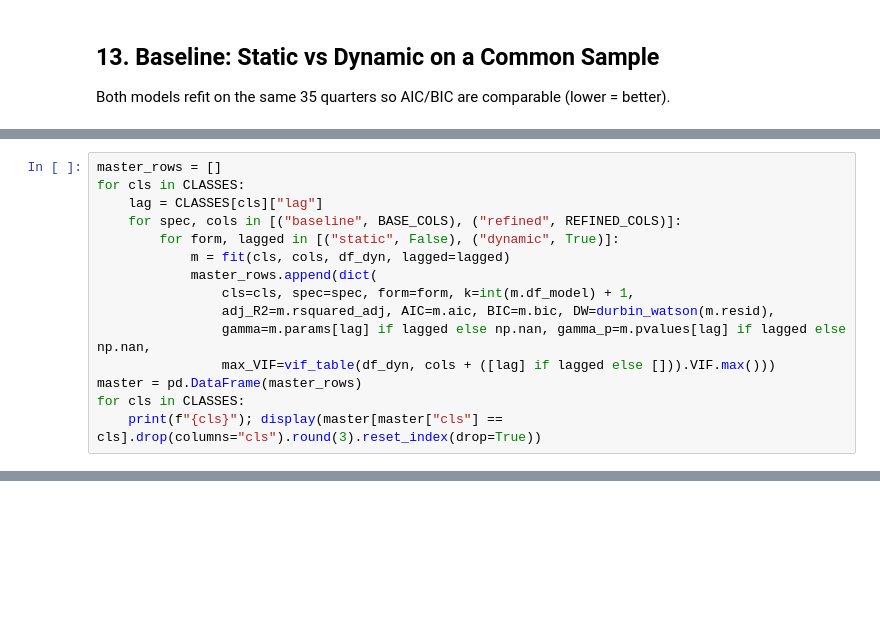
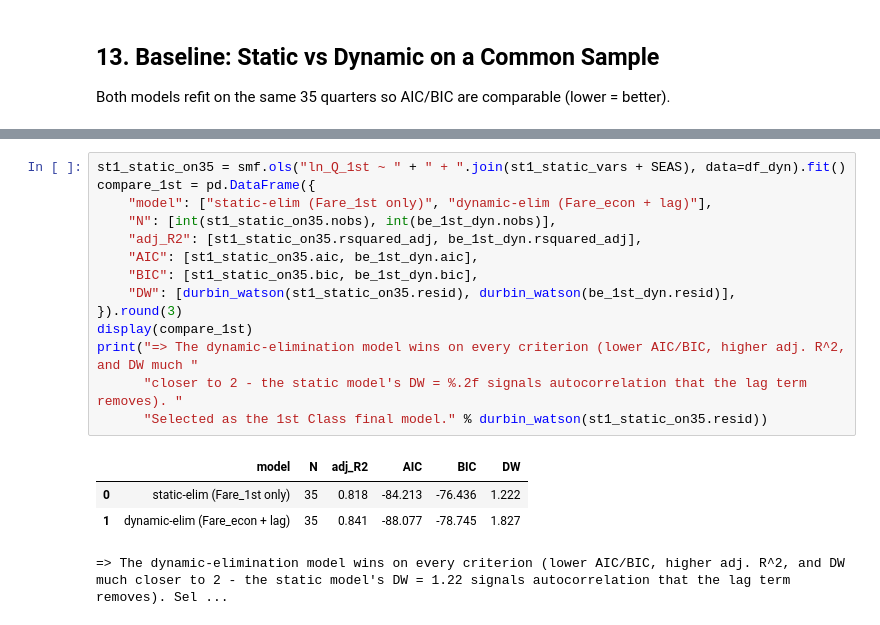
Before and after one commit to sankha-jay-stack/assignment-data, a Jupyter notebook: TransitRidershipDemandModel_Full.ipynb, the cells around one changed output, grey strips where cells are left out. Cells and saved outputs as stored; diff of their text form; blank space fills up the shorter version.

```diff
--- a/TransitRidershipDemandModel_Full.ipynb
+++ b/TransitRidershipDemandModel_Full.ipynb
@@ -411,15 +527,0 @@ Baseline/refined × static/dynamic, all on the common 35-quarter sample.
-# %%
-master_rows = []
-for cls in CLASSES:
-    lag = CLASSES[cls]["lag"]
-    for spec, cols in [("baseline", BASE_COLS), ("refined", REFINED_COLS)]:
-        for form, lagged in [("static", False), ("dynamic", True)]:
-            m = fit(cls, cols, df_dyn, lagged=lagged)
-            master_rows.append(dict(
-                cls=cls, spec=spec, form=form, k=int(m.df_model) + 1,
-                adj_R2=m.rsquared_adj, AIC=m.aic, BIC=m.bic, DW=durbin_watson(m.resid),
-                gamma=m.params[lag] if lagged else np.nan, gamma_p=m.pvalues[lag] if lagged else np.nan,
-                max_VIF=vif_table(df_dyn, cols + ([lag] if lagged else [])).VIF.max()))
-master = pd.DataFrame(master_rows)
-for cls in CLASSES:
-    print(f"{cls}"); display(master[master["cls"] == cls].drop(columns="cls").round(3).reset_index(drop=True))
@@ -490,0 +722,19 @@ for cls in CLASSES:
+# %%
+st1_static_on35 = smf.ols("ln_Q_1st ~ " + " + ".join(st1_static_vars + SEAS), data=df_dyn).fit()
+compare_1st = pd.DataFrame({
+    "model": ["static-elim (Fare_1st only)", "dynamic-elim (Fare_econ + lag)"],
+    "N": [int(st1_static_on35.nobs), int(be_1st_dyn.nobs)],
+    "adj_R2": [st1_static_on35.rsquared_adj, be_1st_dyn.rsquared_adj],
+    "AIC": [st1_static_on35.aic, be_1st_dyn.aic],
+    "BIC": [st1_static_on35.bic, be_1st_dyn.bic],
+    "DW": [durbin_watson(st1_static_on35.resid), durbin_watson(be_1st_dyn.resid)],
+}).round(3)
+display(compare_1st)
+print("=> The dynamic-elimination model wins on every criterion (lower AIC/BIC, higher adj. R^2, and DW much "
+      "closer to 2 - the static model's DW = %.2f signals autocorrelation that the lag term removes). "
+      "Selected as the 1st Class final model." % durbin_watson(st1_static_on35.resid))
+# %% [output]
+|  | model | N | adj_R2 | AIC | BIC | DW |
+| 0 | static-elim (Fare_1st only) | 35 | 0.818 | -84.213 | -76.436 | 1.222 |
+| 1 | dynamic-elim (Fare_econ + lag) | 35 | 0.841 | -88.077 | -78.745 | 1.827 |
+=> The dynamic-elimination model wins on every criterion (lower AIC/BIC, higher adj. R^2, and DW much closer to 2 - the static model's DW = 1.22 signals autocorrelation that the lag term removes). Sel ...
```
Also changed, not shown: parts of 64 cells of this notebook, 2 other files.
